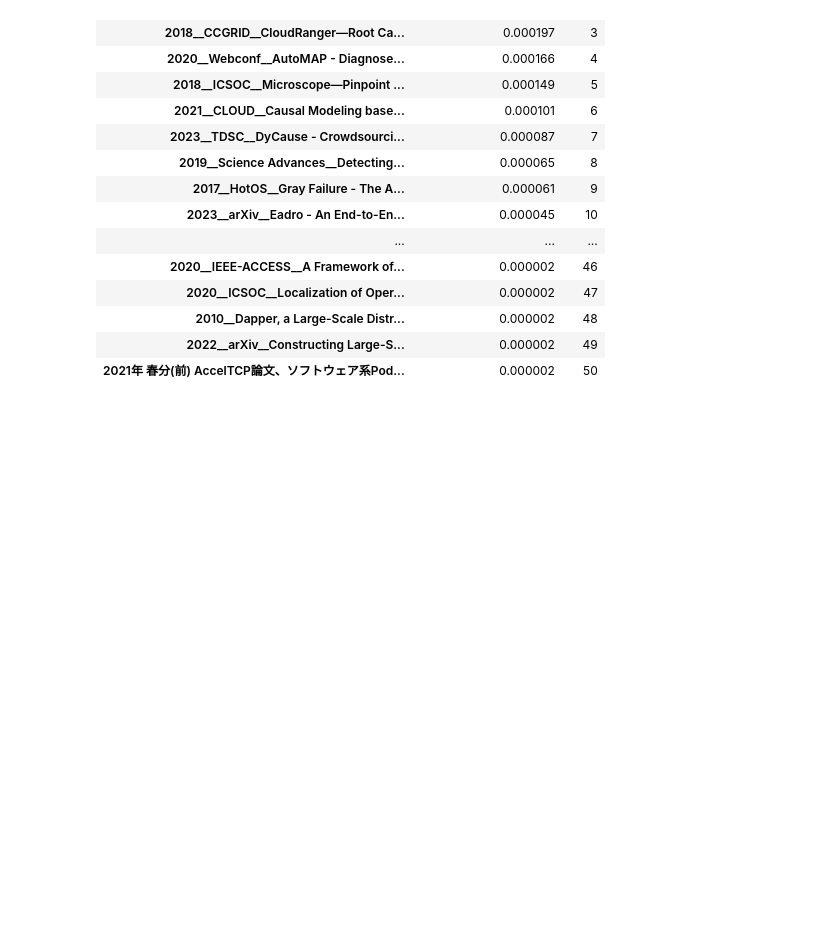
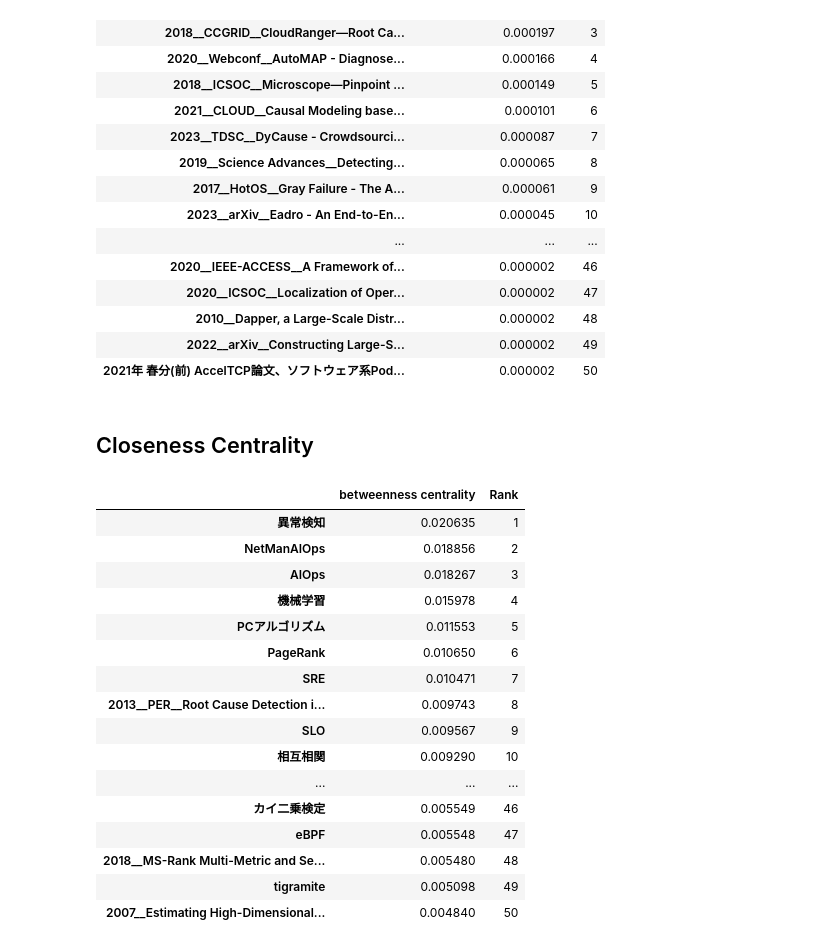
Before and after one commit to yuuki/obsidian-tools, a Jupyter notebook: network_analysis.ipynb, the cells around one changed output. Saved outputs shown, nothing was run; the diff lists cells and outputs as text; code cells hidden in the pictures; blank space fills up the shorter version.

```diff
--- a/network_analysis.ipynb
+++ b/network_analysis.ipynb
@@ -85,3 +85,28 @@ with pd.option_context('display.max_rows', None, 'display.max_columns', None):
 | 2010__Dapper, a Large-Scale Distr... | 0.000002 | 48 |
 | 2022__arXiv__Constructing Large-S... | 0.000002 | 49 |
 | 2021年 春分(前) AccelTCP論文、ソフトウェア系Pod... | 0.000002 | 50 |
+# %% [markdown]
+## Closeness Centrality
+# %%
+with pd.option_context('display.max_rows', None, 'display.max_columns', None):
+    df = pd.Series(nx.closeness_centrality(vault.graph), name="betweenness centrality").sort_values(ascending=False).head(n=50).to_frame()
+    df['Rank'] = range(1, len(df.index) + 1)
+    display(df)
+# %% [output]
+|  | betweenness centrality | Rank |
+| 異常検知 | 0.020635 | 1 |
+| NetManAIOps | 0.018856 | 2 |
+| AIOps | 0.018267 | 3 |
+| 機械学習 | 0.015978 | 4 |
+| PCアルゴリズム | 0.011553 | 5 |
+| PageRank | 0.010650 | 6 |
+| SRE | 0.010471 | 7 |
+| 2013__PER__Root Cause Detection i... | 0.009743 | 8 |
+| SLO | 0.009567 | 9 |
+| 相互相関 | 0.009290 | 10 |
+| ... | ... | ... |
+| カイ二乗検定 | 0.005549 | 46 |
+| eBPF | 0.005548 | 47 |
+| 2018__MS-Rank Multi-Metric and Se... | 0.005480 | 48 |
+| tigramite | 0.005098 | 49 |
+| 2007__Estimating High-Dimensional... | 0.004840 | 50 |
```
Also changed, not shown: parts of 2 cells of this notebook.
